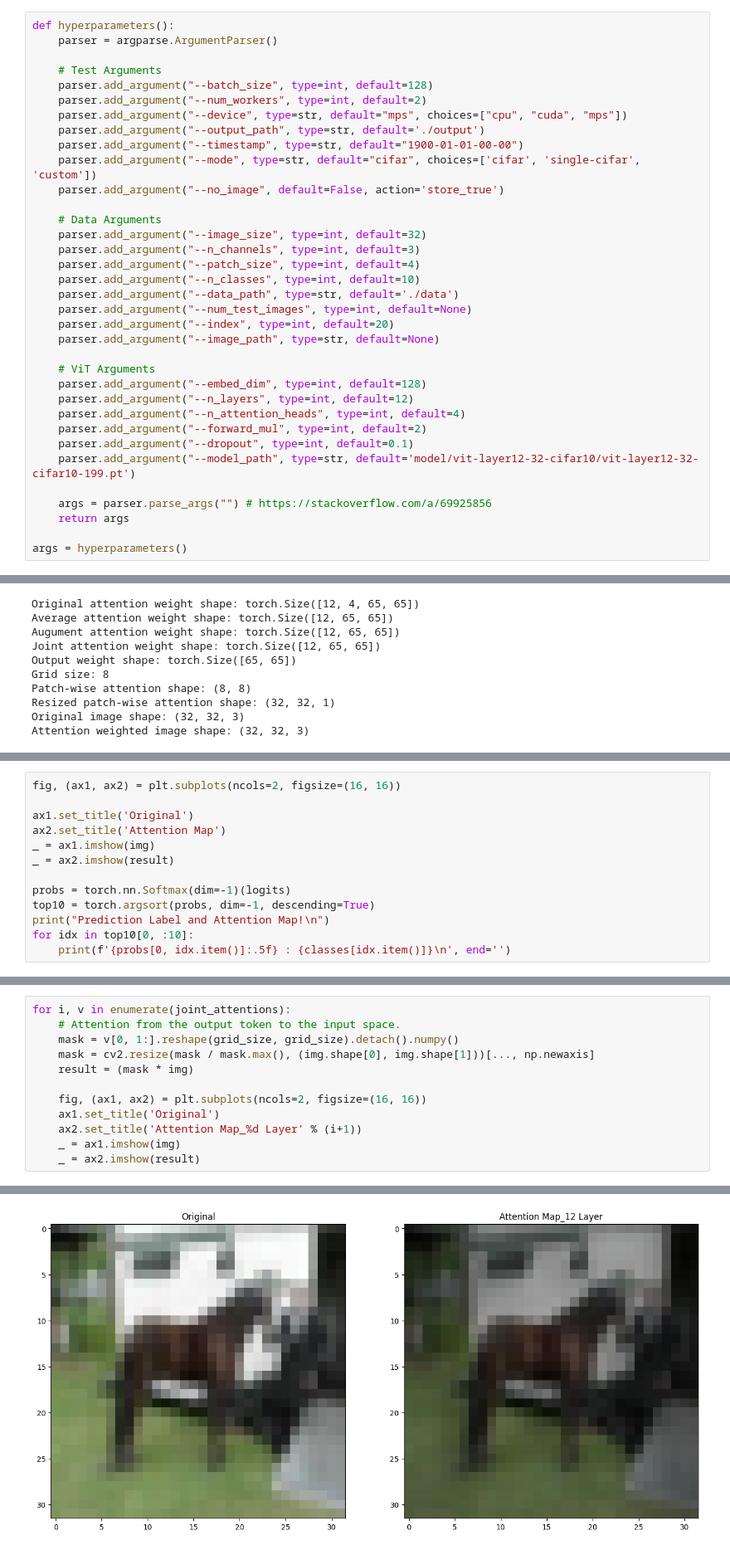
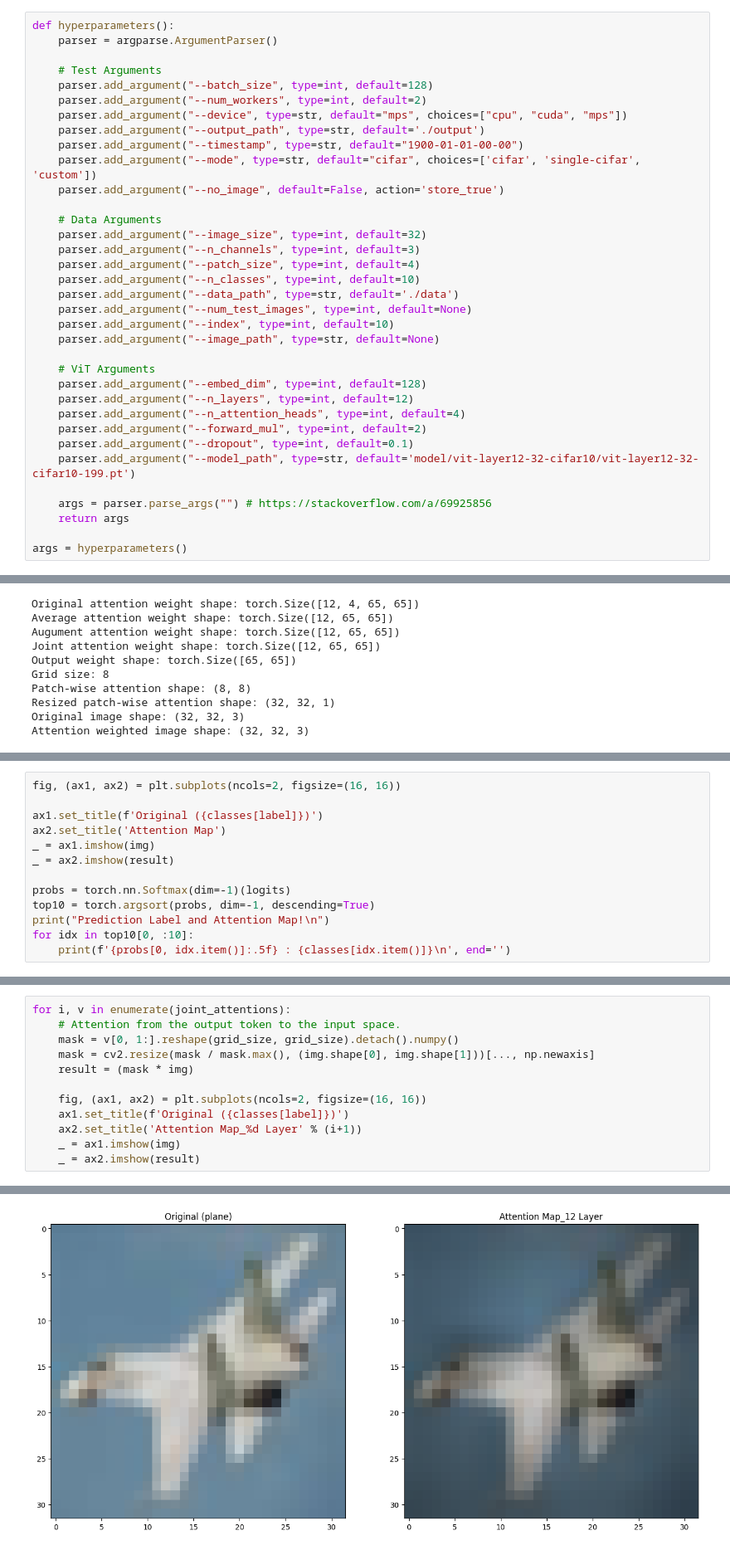
Before and after one commit to nick8592/ViT-Classification-CIFAR10, a Jupyter notebook: visualize_atteniton_map.ipynb, the cells around one changed output, grey strips where cells are left out. Shown at 83% size. Drawn from its saved outputs; the diff is of its cells as text.

```diff
--- a/visualize_atteniton_map.ipynb
+++ b/visualize_atteniton_map.ipynb
@@ -35,7 +35,7 @@ def hyperparameters():
     parser.add_argument("--n_classes", type=int, default=10)
     parser.add_argument("--data_path", type=str, default='./data')
     parser.add_argument("--num_test_images", type=int, default=None)
-    parser.add_argument("--index", type=int, default=20)
+    parser.add_argument("--index", type=int, default=10)
     parser.add_argument("--image_path", type=str, default=None)
 
     # ViT Arguments
@@ -206,7 +208,7 @@ Attention weighted image shape: (32, 32, 3)
 # %%
 fig, (ax1, ax2) = plt.subplots(ncols=2, figsize=(16, 16))
 
-ax1.set_title('Original')
+ax1.set_title(f'Original ({classes[label]})')
 ax2.set_title('Attention Map')
 _ = ax1.imshow(img)
 _ = ax2.imshow(result)
@@ -238,7 +242,7 @@ for i, v in enumerate(joint_attentions):
     result = (mask * img)
 
     fig, (ax1, ax2) = plt.subplots(ncols=2, figsize=(16, 16))
-    ax1.set_title('Original')
+    ax1.set_title(f'Original ({classes[label]})')
     ax2.set_title('Attention Map_%d Layer' % (i+1))
     _ = ax1.imshow(img)
     _ = ax2.imshow(result)
@@ -257 +261 @@ for i, v in enumerate(joint_attentions):
-[figure, old version]
+[figure, new version]
```
Also changed, not shown: parts of 9 cells of this notebook.
